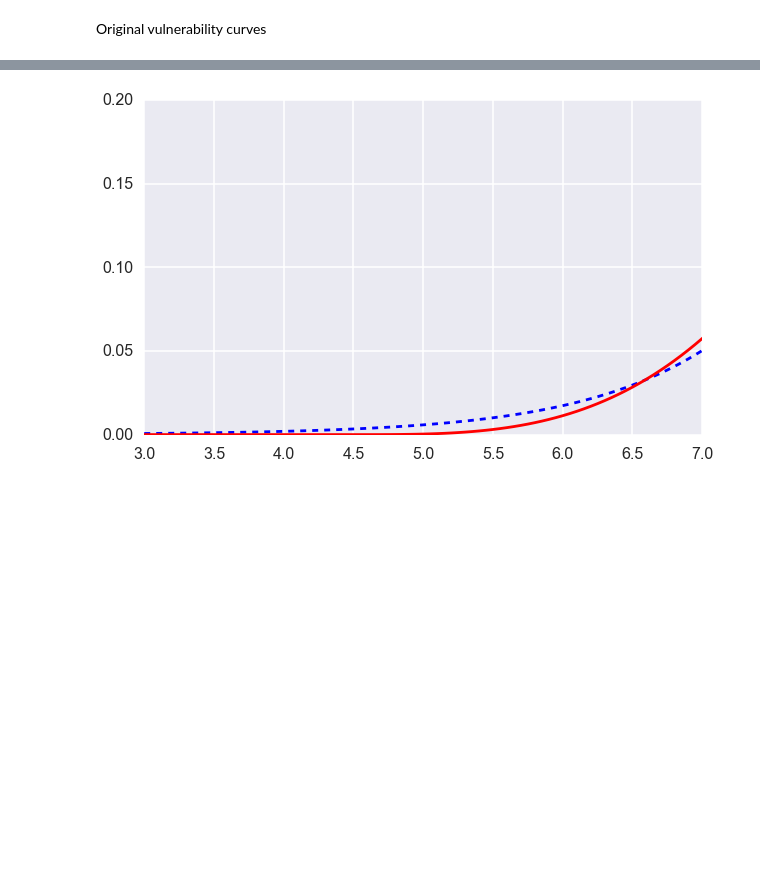
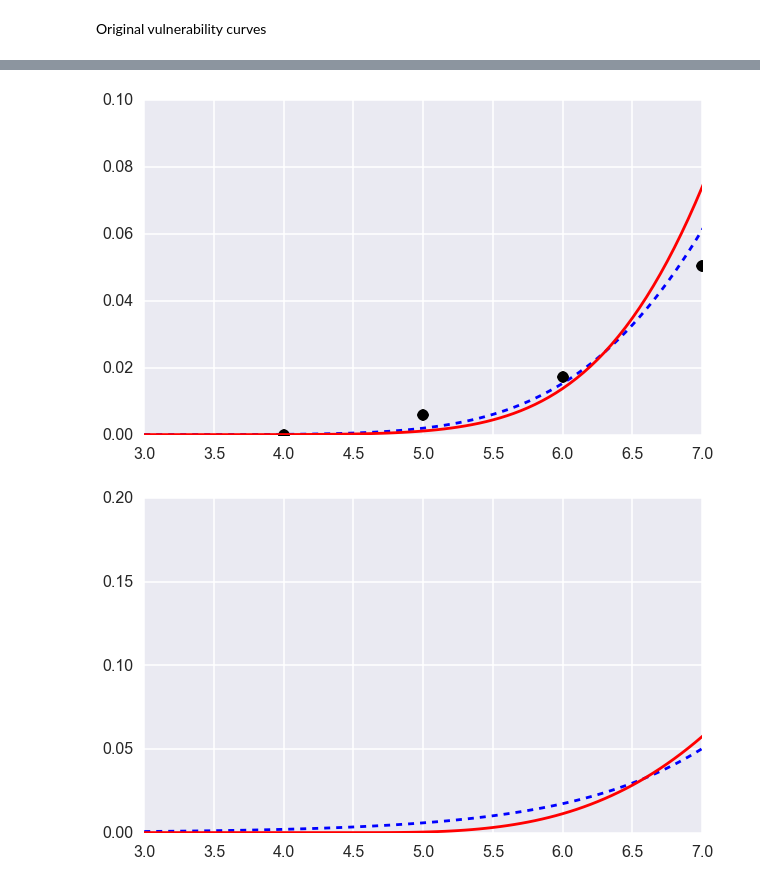
Before and after one commit to dynaryu/scenario_Sydney, a Jupyter notebook: code/creating_fragility.ipynb, the cells around one changed output, grey strips where cells are left out. Cells and saved outputs as stored; diff of their text form; code cells hidden in the pictures; blank space fills up the shorter version.

```diff
--- a/code/creating_fragility.ipynb
+++ b/code/creating_fragility.ipynb
@@ -143,20 +143,20 @@ display(w)
 def creating_fragility(bldg_type, vintage, med_slt, med_mod, med_ext, med_cmp,
                       lnstd, xmax, ymax):
 
-    damage_to_loss = {'slight':0.02, 'moderate':0.10, 'extensive':0.5, 'complete':1.0}
+    import collections
+    damage_to_loss = collections.OrderedDict((('slight', 0.02), ('moderate',0.10), ('extensive',0.5), ('complete',1.0)))
 
     med_frag = [med_slt, med_mod, med_ext, med_cmp]
     ds_str = ['slight', 'moderate', 'extensive', 'complete']
 
     frag_cdf = np.zeros((len(mmi_range), len(ds_str)))
-    for i in enumerate(ds_str):
+    for (i, _) in enumerate(ds_str):
         frag_cdf[:, i] = stats.lognorm.cdf(mmi_range, lnstd, scale=med_frag[i])
 
     # convert to pb
-    pb = frag_cdf.diff()
     pb = np.hstack((-1.0*np.diff(frag_cdf, axis=1), frag_cdf[:,-1][:, np.newaxis]))
 
-    damage_to_loss_vec = damage_to_loss.
+    vul_est = np.dot(pb, np.array(damage_to_loss.values())[:,np.newaxis])
 
     med = {}
     med.setdefault('Timber',{})['Pre1945'] = 10.3
@@ -181,13 +181,14 @@ def creating_fragility(bldg_type, vintage, med_slt, med_mod, med_ext, med_cmp,
     # Presented
     cdf_logcdf = stats.lognorm.cdf(mmi_range,
                                    lnstd[bldg_type][vintage],
-                                   scale=medlnstd[bldg_type][vintage])
+                                   scale=med[bldg_type][vintage])
 
     fig = plt.figure(figsize=(10, 6))
     ax = plt.subplot()
-    ax.plot(mmi_range, cdf_logcdf, 'r-',
-            4, 0.0, 'bo',
-           selected_mmi_pts, vul_curves[selected_mmi_idx],'bo')
+    ax.plot(mmi_range, cdf_logcdf, 'b--',
+            4, 0.0, 'ko',
+           selected_mmi_pts, vul_curves[selected_mmi_idx],'ko',
+           mmi_range, vul_est, 'r-')
     ax.set_xlim([3, xmax])
     ax.set_ylim([0, ymax])
 
@@ -209,47 +210,49 @@ ymax_select = widgets.FloatSlider(min=0.05,
                                      value=0.1,
                                      description='ymax')
 
-med_select = widgets.FloatSlider(min=4.0,
+med_slt_select = widgets.FloatSlider(min=4.0,
                                      max=20,
                                      step=0.1,
                                      value=7,
-                                     description='median')
+                                     description='Slight')
 
-med_select = widgets.FloatSlider(min=4.0,
+med_mod_select = widgets.FloatSlider(min=4.0,
                                      max=20,
                                      step=0.1,
                                      value=7,
-                                     description='median')
+                                     description='Moderate')
 
-med_select = widgets.FloatSlider(min=4.0,
+med_ext_select = widgets.FloatSlider(min=4.0,
                                      max=20,
                                      step=0.1,
                                      value=7,
-                                     description='median')
+                                     description='Extensive')
 
-med_select = widgets.FloatSlider(min=4.0,
+med_cmp_select = widgets.FloatSlider(min=4.0,
                                      max=20,
                                      step=0.1,
                                      value=7,
-                                     description='median')
+                                     description='Complete')
 
 lnstd_select = widgets.FloatSlider(min=0.0,
                                      max=1.0,
                                      step=0.01,
                                      value=0.1,
                                      description='lnstd')
 
 w = interactive(creating_fragility,
                bldg_type = bldg_select,
                vintage = vintage_select,
                xmax=xmax_select,
                ymax=ymax_select,
                med_slt=med_slt_select,
                med_mod=med_mod_select,
                 med_ext=med_ext_select,
-                med_cmp=med_cmp_selec,
+                med_cmp=med_cmp_select,
                lnstd = lnstd_select)
 display(w)
+# %% [output]
+[figure, added]
 # %%
 def fit_vul_weibull(bldg_type, vintage, shape, location, scale, xmax, ymax):
 
```
Also changed, not shown: parts of 2 cells of this notebook.
